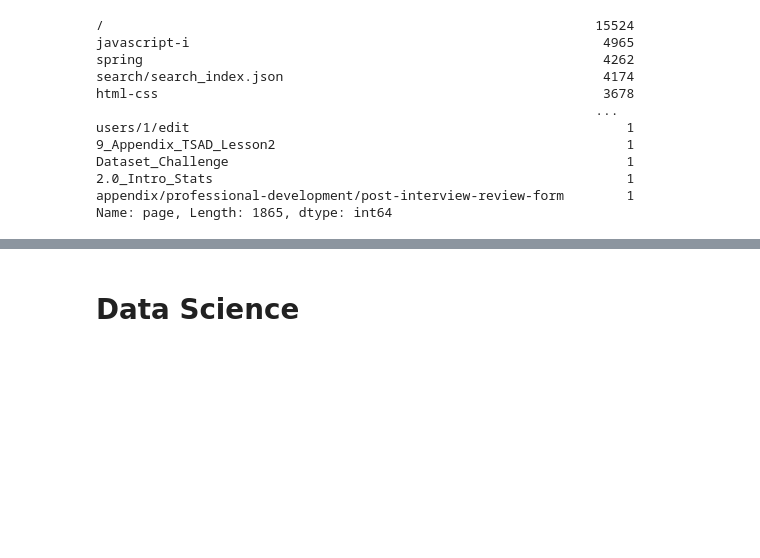
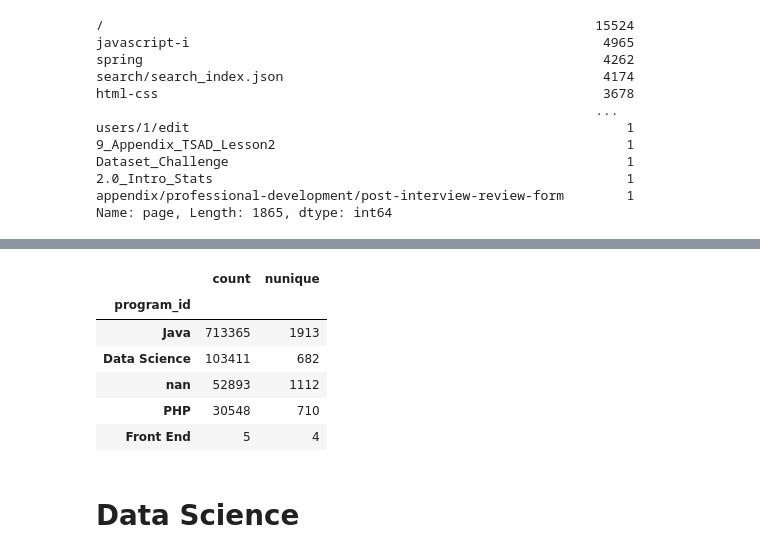
Before and after one commit to Codeup-Mirzakhani-Group1-Project/project-5_anomaly_detection, a Jupyter notebook: Justin_project_work.ipynb, the cells around one changed output, grey strips where cells are left out. Cells and saved outputs as stored; diff of their text form; code cells hidden in the pictures; blank space fills up the shorter version.

```diff
--- a/Justin_project_work.ipynb
+++ b/Justin_project_work.ipynb
@@ -204,3 +235,15 @@ Name: page, Length: 1865, dtype: int64
+# %%
+# LOOK AT WHOLE DF
+df_program_views = df.groupby(['program_id'])['page'].agg(['count', 'nunique'])
+df_program_views.sort_values(by='count', ascending=False)
+# %% [output]
+|  | count | nunique |
+| program_id |  |  |
+| Java | 713365 | 1913 |
+| Data Science | 103411 | 682 |
+| nan | 52893 | 1112 |
+| PHP | 30548 | 710 |
+| Front End | 5 | 4 |
 # %% [markdown]
 # Data Science
 # %%
```
Also changed, not shown: parts of 21 cells of this notebook.
